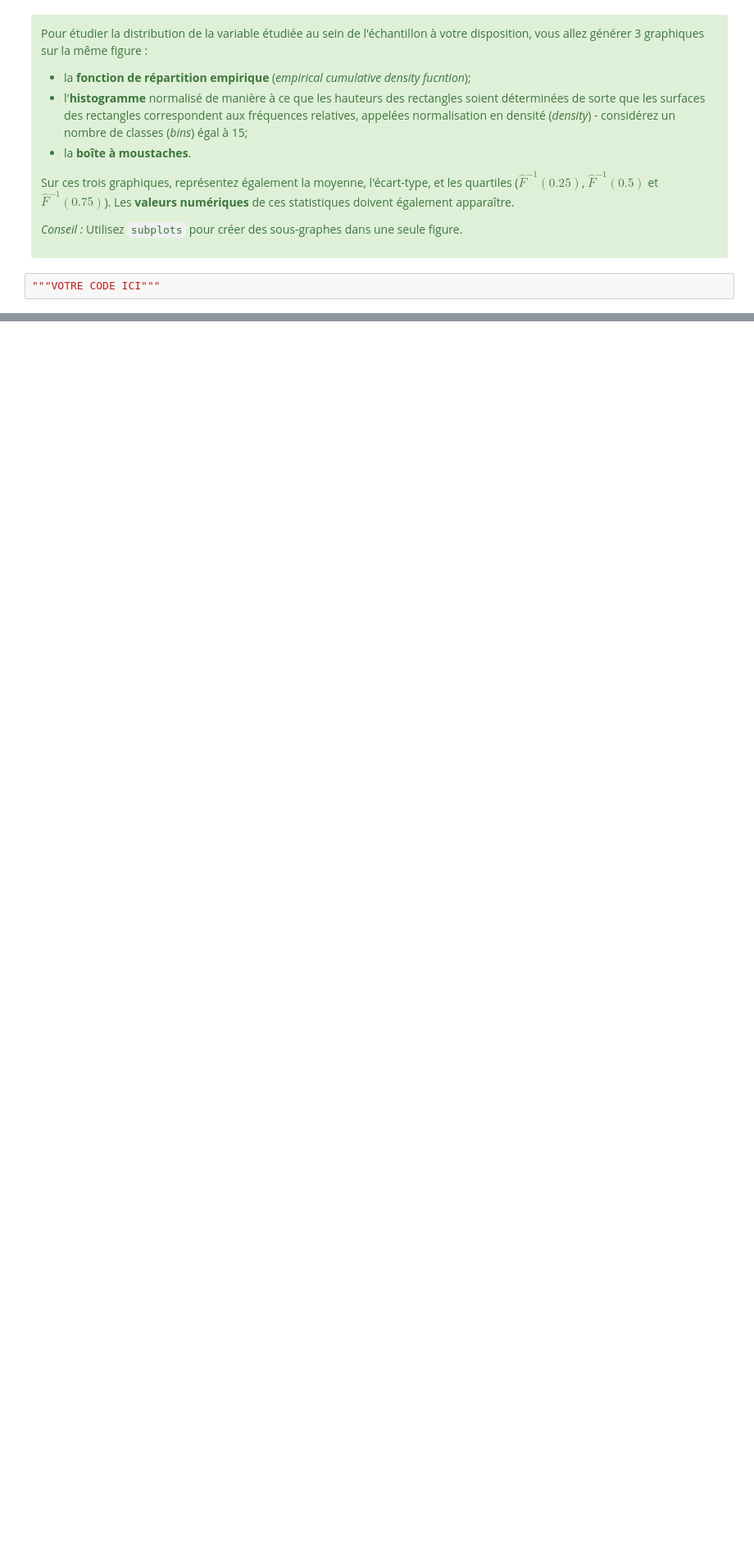
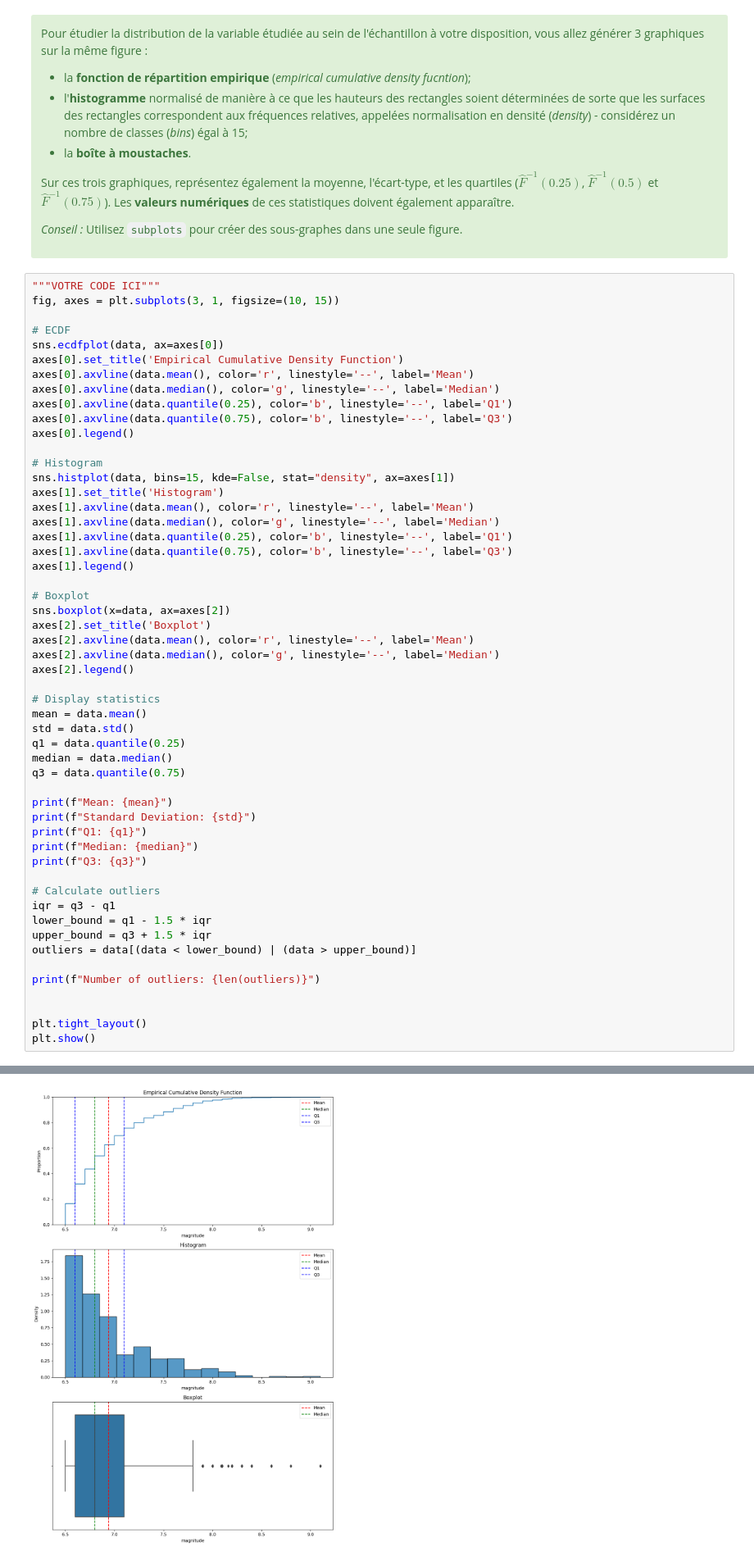
Before and after one commit to LeJzer03/Stat.-Devoir---Github, a Jupyter notebook: math0487_hw1_student.ipynb, the cells around one changed output, grey strips where cells are left out. Shown at 82% size. Saved outputs shown, nothing was run; the diff lists cells and outputs as text; blank space fills up the shorter version.

```diff
--- a/math0487_hw1_student.ipynb
+++ b/math0487_hw1_student.ipynb
@@ -169,3 +169,55 @@ Sur ces trois graphiques, représentez également la moyenne, l'écart-type, et
 </div>
 # %%
 """VOTRE CODE ICI"""
+fig, axes = plt.subplots(3, 1, figsize=(10, 15))
+
+# ECDF
+sns.ecdfplot(data, ax=axes[0])
+axes[0].set_title('Empirical Cumulative Density Function')
+axes[0].axvline(data.mean(), color='r', linestyle='--', label='Mean')
+axes[0].axvline(data.median(), color='g', linestyle='--', label='Median')
+axes[0].axvline(data.quantile(0.25), color='b', linestyle='--', label='Q1')
+axes[0].axvline(data.quantile(0.75), color='b', linestyle='--', label='Q3')
+axes[0].legend()
+
+# Histogram
+sns.histplot(data, bins=15, kde=False, stat="density", ax=axes[1])
+axes[1].set_title('Histogram')
+axes[1].axvline(data.mean(), color='r', linestyle='--', label='Mean')
+axes[1].axvline(data.median(), color='g', linestyle='--', label='Median')
+axes[1].axvline(data.quantile(0.25), color='b', linestyle='--', label='Q1')
+axes[1].axvline(data.quantile(0.75), color='b', linestyle='--', label='Q3')
+axes[1].legend()
+
+# Boxplot
+sns.boxplot(x=data, ax=axes[2])
+axes[2].set_title('Boxplot')
+axes[2].axvline(data.mean(), color='r', linestyle='--', label='Mean')
+axes[2].axvline(data.median(), color='g', linestyle='--', label='Median')
+axes[2].legend()
+
+# Display statistics
+mean = data.mean()
+std = data.std()
+q1 = data.quantile(0.25)
+median = data.median()
+q3 = data.quantile(0.75)
+
+print(f"Mean: {mean}")
+print(f"Standard Deviation: {std}")
+print(f"Q1: {q1}")
+print(f"Median: {median}")
+print(f"Q3: {q3}")
+
+# Calculate outliers
+iqr = q3 - q1
+lower_bound = q1 - 1.5 * iqr
+upper_bound = q3 + 1.5 * iqr
+outliers = data[(data < lower_bound) | (data > upper_bound)]
+
+print(f"Number of outliers: {len(outliers)}")
+
+
+plt.tight_layout()
+plt.show()
+# %% [output]
@@ -172,3 +230,4 @@ Sur ces trois graphiques, représentez également la moyenne, l'écart-type, et
+[figure, added]
 # %% [markdown]
 <div class="alert-success">
 
```
Also changed, not shown: parts of 18 cells of this notebook.
